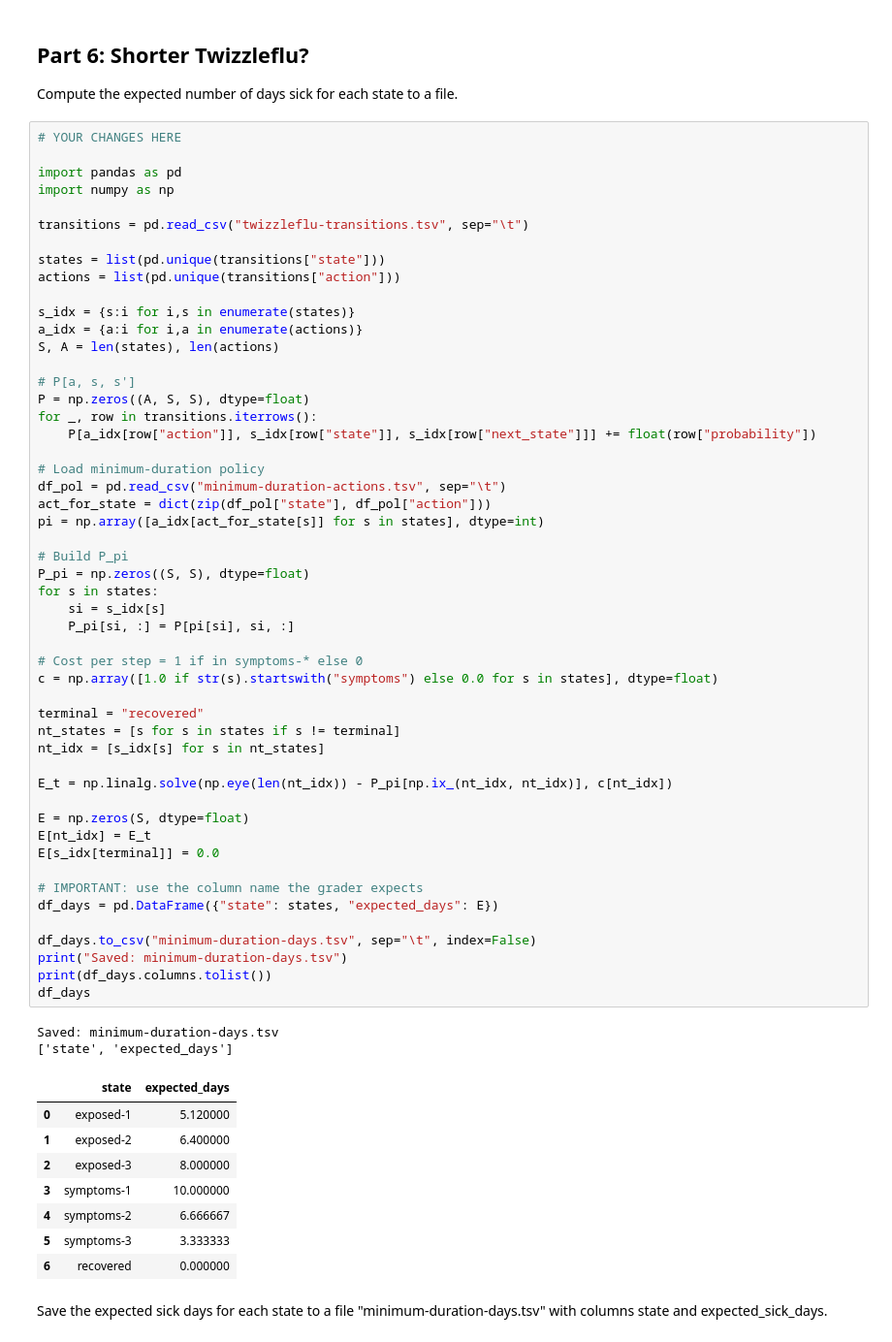
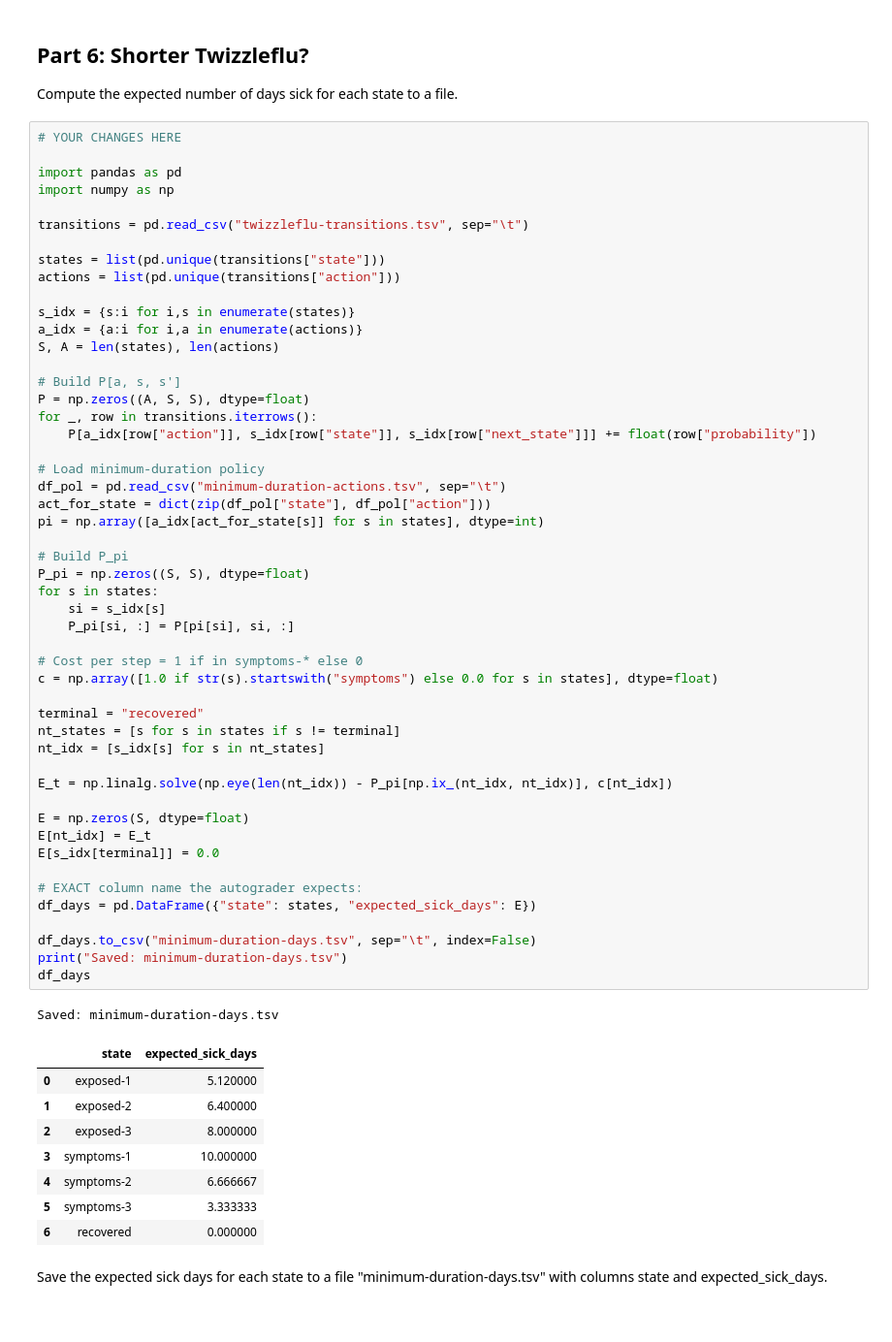
Before and after one commit to auwineza/Mod8-Week6, a Jupyter notebook: OMDS-Mod8-Week6-Uwineza-Annick.ipynb, the cells around one changed output. Shown at 97% size. Saved outputs shown, nothing was run; the diff lists cells and outputs as text.

```diff
--- a/OMDS-Mod8-Week6-Uwineza-Annick.ipynb
+++ b/OMDS-Mod8-Week6-Uwineza-Annick.ipynb
@@ -450,7 +450,7 @@ s_idx = {s:i for i,s in enumerate(states)}
 a_idx = {a:i for i,a in enumerate(actions)}
 S, A = len(states), len(actions)
 
-# P[a, s, s']
+# Build P[a, s, s']
 P = np.zeros((A, S, S), dtype=float)
 for _, row in transitions.iterrows():
     P[a_idx[row["action"]], s_idx[row["state"]], s_idx[row["next_state"]]] += float(row["probability"])
@@ -458,38 +458,36 @@ for _, row in transitions.iterrows():
 # Load minimum-duration policy
 df_pol = pd.read_csv("minimum-duration-actions.tsv", sep="\t")
 act_for_state = dict(zip(df_pol["state"], df_pol["action"]))
 pi = np.array([a_idx[act_for_state[s]] for s in states], dtype=int)
 
 # Build P_pi
 P_pi = np.zeros((S, S), dtype=float)
 for s in states:
     si = s_idx[s]
     P_pi[si, :] = P[pi[si], si, :]
 
 # Cost per step = 1 if in symptoms-* else 0
 c = np.array([1.0 if str(s).startswith("symptoms") else 0.0 for s in states], dtype=float)
 
 terminal = "recovered"
 nt_states = [s for s in states if s != terminal]
 nt_idx = [s_idx[s] for s in nt_states]
 
 E_t = np.linalg.solve(np.eye(len(nt_idx)) - P_pi[np.ix_(nt_idx, nt_idx)], c[nt_idx])
 
 E = np.zeros(S, dtype=float)
 E[nt_idx] = E_t
 E[s_idx[terminal]] = 0.0
 
-# IMPORTANT: use the column name the grader expects
-df_days = pd.DataFrame({"state": states, "expected_days": E})
+# EXACT column name the autograder expects:
+df_days = pd.DataFrame({"state": states, "expected_sick_days": E})
 
 df_days.to_csv("minimum-duration-days.tsv", sep="\t", index=False)
 print("Saved: minimum-duration-days.tsv")
-print(df_days.columns.tolist())
 df_days
 # %% [output]
 Saved: minimum-duration-days.tsv
-['state', 'expected_days']
-|  | state | expected_days |
+|  | state | expected_sick_days |
 | 0 | exposed-1 | 5.120000 |
 | 1 | exposed-2 | 6.400000 |
 | 2 | exposed-3 | 8.000000 |
```
Also changed, not shown: parts of 1 cell of this notebook, 3 other files.
